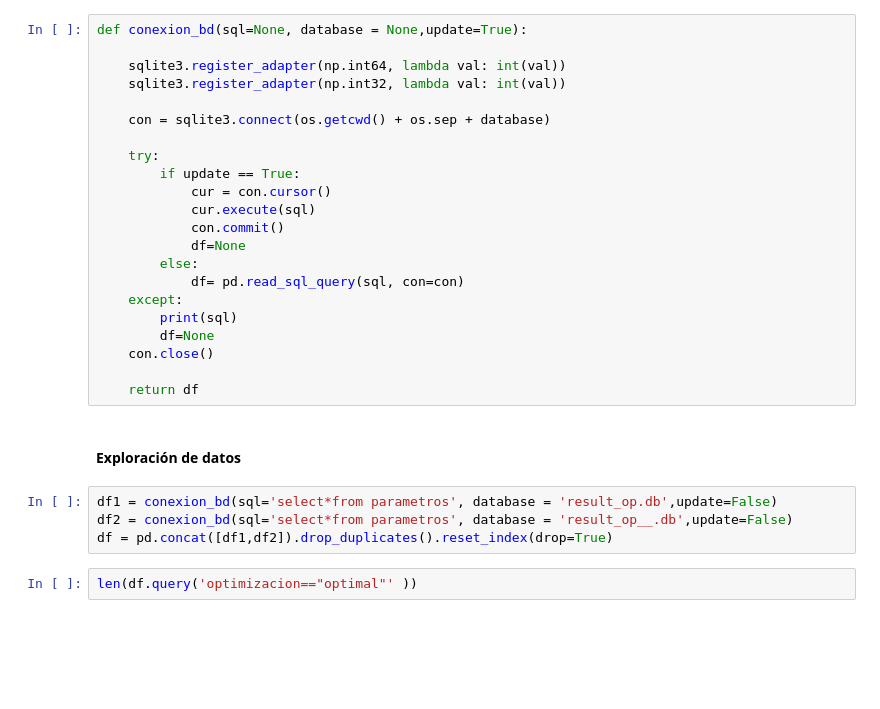
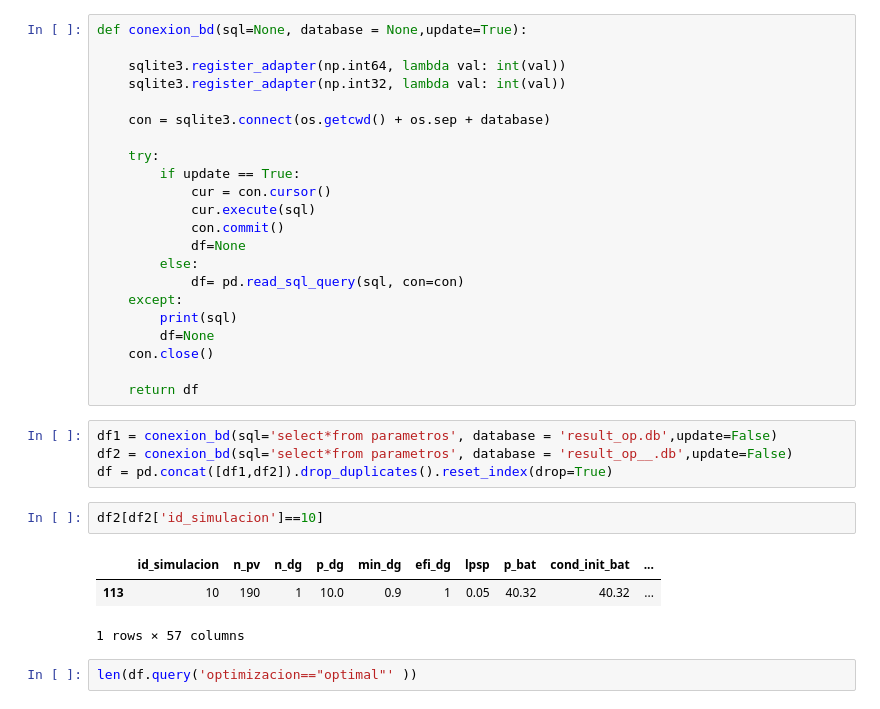
Before and after one commit to WRopero/dimensionamiento_microrred, a Jupyter notebook: preguntas_investigacion.ipynb, the cells around one changed output. Drawn from its saved outputs; the diff is of its cells as text; blank space fills up the shorter version.

```diff
--- a/preguntas_investigacion.ipynb
+++ b/preguntas_investigacion.ipynb
@@ -52,12 +54,16 @@ def conexion_bd(sql=None, database = None,update=True):
     con.close()
 
     return df
-# %% [markdown]
-#### Exploración de datos
 # %%
 df1 = conexion_bd(sql='select*from parametros', database = 'result_op.db',update=False)
 df2 = conexion_bd(sql='select*from parametros', database = 'result_op__.db',update=False)
 df = pd.concat([df1,df2]).drop_duplicates().reset_index(drop=True)
+# %%
+df2[df2['id_simulacion']==10]
+# %% [output]
+|  | id_simulacion | n_pv | n_dg | p_dg | min_dg | efi_dg | lpsp | p_bat | cond_init_bat | ... |
+| 113 | 10 | 190 | 1 | 10.0 | 0.9 | 1 | 0.05 | 40.32 | 40.32 | ... |
+1 rows × 57 columns
 # %%
 len(df.query('optimizacion=="optimal"' ))
 # %% [output]
```
Also changed, not shown: parts of 2 cells of this notebook, 18 other files.
